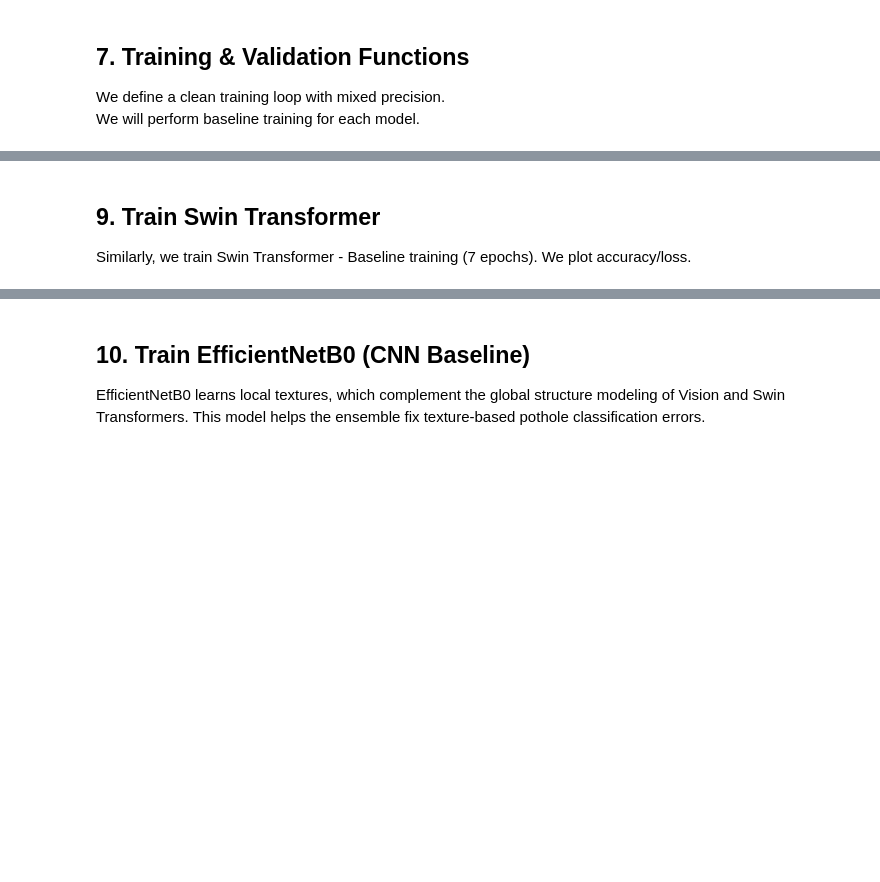
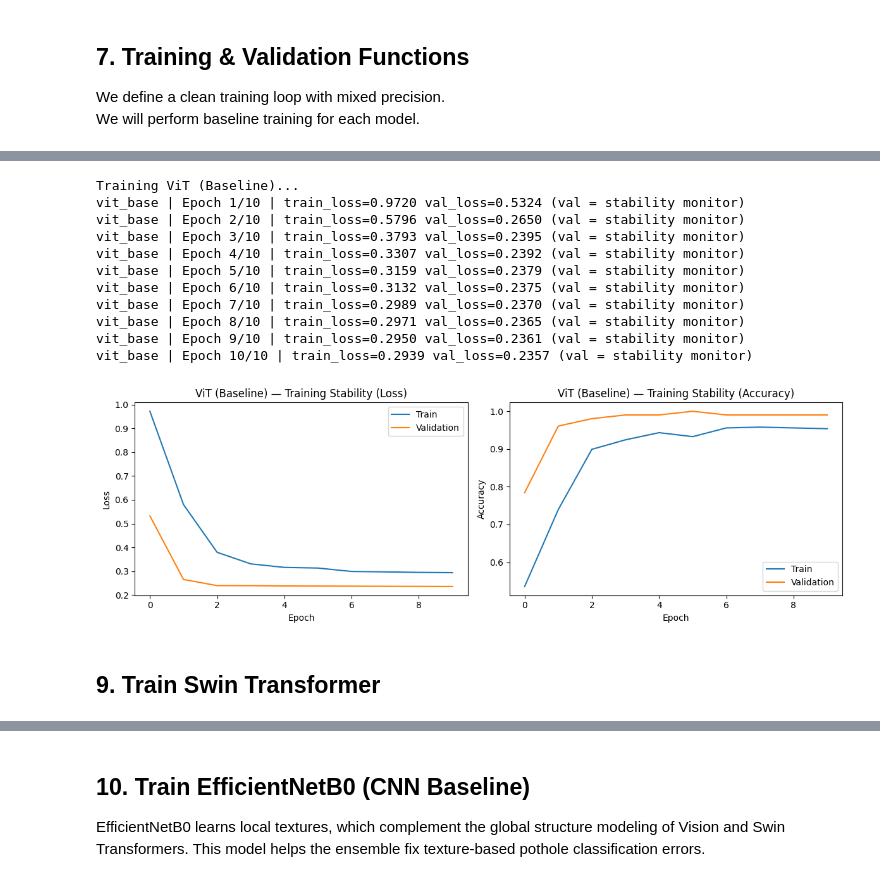
Before and after one commit to sakshammgarg/PotholeDetection, a Jupyter notebook: Model/pothole_pipeline.ipynb, the cells around one changed output, grey strips where cells are left out. Cells and saved outputs as stored; diff of their text form; code cells hidden in the pictures; blank space fills up the shorter version.

```diff
--- a/Model/pothole_pipeline.ipynb
+++ b/Model/pothole_pipeline.ipynb
@@ -547,7 +633,33 @@ vit_base | Epoch 10/10 | train_loss=0.2436 val_loss=0.2417 val_acc=0.9902
-# %% [markdown]
-## 9. Train Swin Transformer
-Similarly, we train Swin Transformer - Baseline training (7 epochs).
-We plot accuracy/loss.
+# %%
+# Train ViT (Baseline)
+torch.cuda.empty_cache()
+
+vit = build_vit().to(device)
+
+print("Training ViT (Baseline)...")
+hist_vit = fit(
+    model=vit,
+    epochs=10,
+    lr=3e-4,
+    run_name="vit_base"
+)
+
+plot_hist(hist_vit, "ViT (Baseline)")
+# %% [output]
+Training ViT (Baseline)...
+vit_base | Epoch 1/10 | train_loss=0.9720 val_loss=0.5324 (val = stability monitor)
+vit_base | Epoch 2/10 | train_loss=0.5796 val_loss=0.2650 (val = stability monitor)
+vit_base | Epoch 3/10 | train_loss=0.3793 val_loss=0.2395 (val = stability monitor)
+vit_base | Epoch 4/10 | train_loss=0.3307 val_loss=0.2392 (val = stability monitor)
+vit_base | Epoch 5/10 | train_loss=0.3159 val_loss=0.2379 (val = stability monitor)
+vit_base | Epoch 6/10 | train_loss=0.3132 val_loss=0.2375 (val = stability monitor)
+vit_base | Epoch 7/10 | train_loss=0.2989 val_loss=0.2370 (val = stability monitor)
+vit_base | Epoch 8/10 | train_loss=0.2971 val_loss=0.2365 (val = stability monitor)
+vit_base | Epoch 9/10 | train_loss=0.2950 val_loss=0.2361 (val = stability monitor)
+vit_base | Epoch 10/10 | train_loss=0.2939 val_loss=0.2357 (val = stability monitor)
+[figure, added]
+# %% [markdown]
+## 9. Train Swin Transformer
 # %%
 torch.cuda.empty_cache()
 swin = build_swin().to(device)
```
Also changed, not shown: parts of 26 cells of this notebook.
